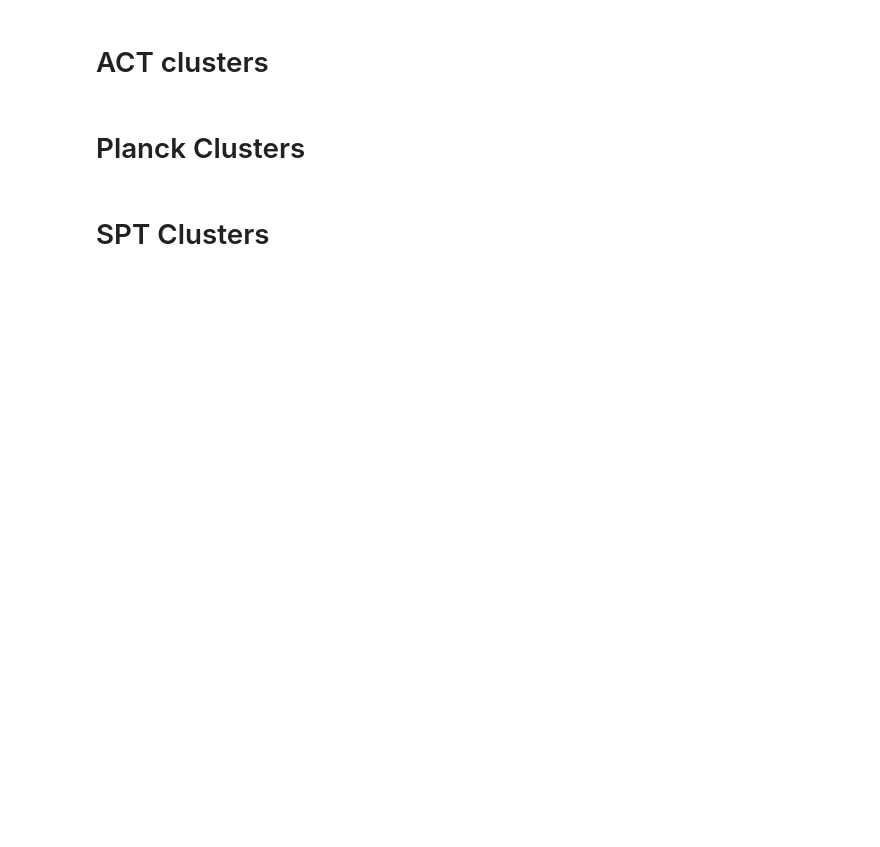
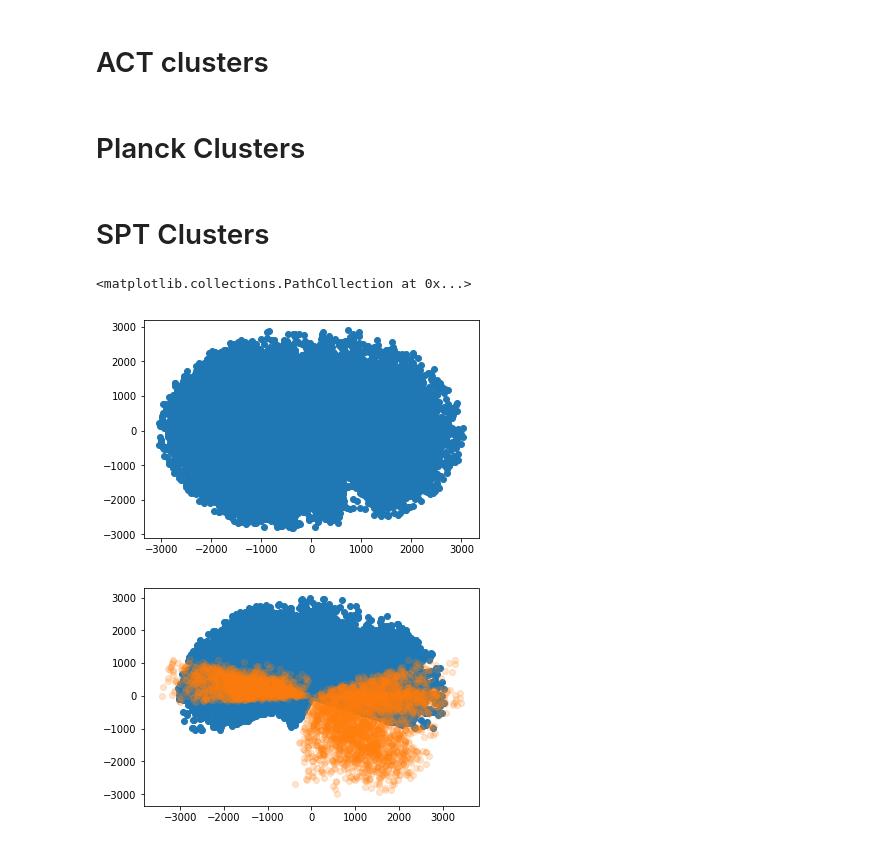
Before and after one commit to PrincetonUniversity/AST541-Fall2020, a Jupyter notebook: notebooks/sz_clusters.ipynb, the cells around one changed output. Cells and saved outputs as stored; diff of their text form; code cells hidden in the pictures; blank space fills up the shorter version.

```diff
--- a/notebooks/sz_clusters.ipynb
+++ b/notebooks/sz_clusters.ipynb
@@ -15,0 +31,16 @@ def dist(z):
+# %%
+# convert to cartesian coordinates
+x_sdss_arr = np.zeros(len(ra_arr))
+y_sdss_arr = np.zeros(len(ra_arr))
+z_sdss_arr = np.zeros(len(ra_arr))
+for i in range(len(ra_arr)):
+    dist_val = dist(z_arr[i])
+    x_i = dist_val*np.cos(np.radians(ra_arr[i]))*np.cos(np.radians(dec_arr[i]))
+    y_i = dist_val*np.sin(np.radians(ra_arr[i]))*np.cos(np.radians(dec_arr[i]))
+    z_i = dist_val*np.sin(np.radians(dec_arr[i]))
+    x_sdss_arr[i] = x_i
+    y_sdss_arr[i] = y_i
+    z_sdss_arr[i] = z_i
+
+sdss_ra = ra_arr
+sdss_z = z_arr
@@ -92,0 +147,9 @@ for i in range(len(spt_ra_arr)):
+# %%
+plt.scatter(x_sdss_arr[inds], y_sdss_arr[inds])
+plt.figure()
+plt.scatter(x_sdss_arr[inds], z_sdss_arr[inds])
+plt.scatter(x_cart_arr, z_cart_arr, alpha=0.2)
+# %% [output]
+<matplotlib.collections.PathCollection at 0x...>
+[figure, added]
+[figure, added]
```
Also changed, not shown: parts of 9 cells of this notebook, 1 other file.
